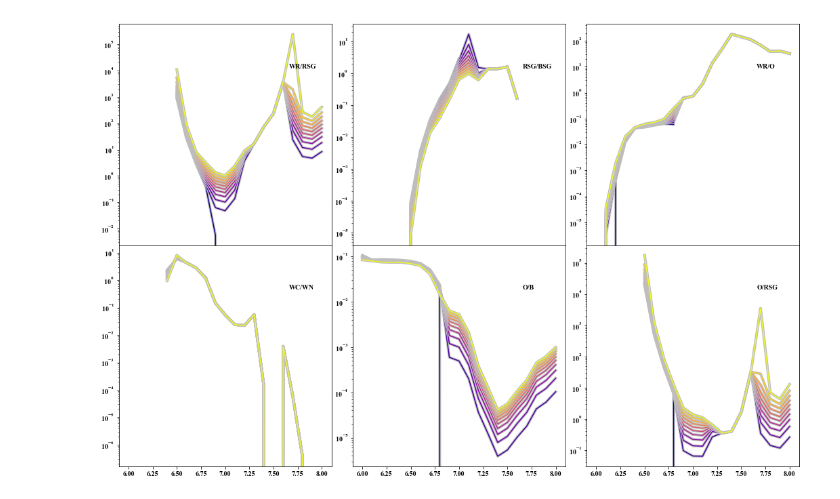
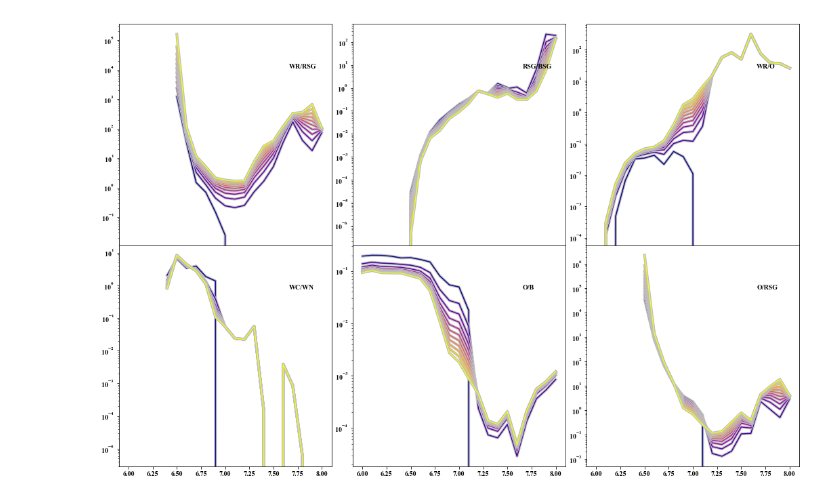
Before and after one commit to tzdwi/Diagnostics, a Jupyter notebook: code/diagnostics.ipynb, the cells around one changed output. Drawn from its saved outputs; the diff is of its cells as text; code cells hidden in the pictures.

Commit message:
number counts funtimes. still buggy

```diff
--- a/code/diagnostics.ipynb
+++ b/code/diagnostics.ipynb
@@ -10,0 +9,2 @@ cols_dict = {'WR':(8,9,10,18,19,20),'WR_SG':(8,9,10),'RSG':(6,7),'WC':(10,20),'W
+# %%
+cols_dict = {'O':(1,),'Of':(2,),'B':(3,),'A':(4,),'FG':(5,),'K':(6,),'M':(7,),'WNH':(8,),'WN':(9,),'WC':(10,),'RSG':(6,7),'WR':(8,9,10),'BSG':(1,2,3,4),'YSG':(5,)}
@@ -10,0 +29,2 @@ cols_dict = {'WR':(8,9,10,18,19,20),'WR_SG':(8,9,10),'RSG':(6,7),'WC':(10,20),'W
+# %%
+min_logLs = np.append([0],np.linspace(3.5,5.0,16))
@@ -15,7 +71,7 @@ f_bins = np.linspace(0,1,11)
 i_younger_than_100Myr = np.where(logages <= 8)
 ts = logages[i_younger_than_100Myr]
 # %%
-def get_arrs(subtype,z):
+def get_arrs(subtype,z,logL_min = 0.0):
     """
     Given a subtype of star, gets the appropriate summed arrays from the data tables for both
     single and binary populations
@@ -27,6 +83,8 @@ def get_arrs(subtype,z):
     z : str
         Metallicity, in format zXXX. Supports: zem5,zem4,z001,z002,z004,z006,z008,z010,
         z014,z020,z030,z040
+    logL_min : float
+        Minimum luminosity. Must be 0.0 or between 3.5 and 5.0, in steps of 0.1 dex
 
     Returns
     -------
@@ -36,18 +94,18 @@ def get_arrs(subtype,z):
         Sum of all of the subsubtypes that go into the desired subtype for singles
     """
 
-    b_filename = bpass_dir+'numbers-bin.{0}.dat'.format(z)
-    s_filename = bpass_dir+'numbers.{0}.dat'.format(z)
+    b_filename = bpass_dir+'ncounts_binary_{0}.dat'.format(z)
+    s_filename = bpass_dir+'ncounts_single_{0}.dat'.format(z)
 
-    cols = cols_dict[subtype]
+    cols = get_cols(subtype,logL_min)
 
-    b_arrs = np.genfromtxt(b_filename,usecols=cols_dict[subtype],dtype=np.float64)
+    b_arrs = np.genfromtxt(b_filename,usecols=cols,dtype=np.float64)
     try:
         b_sum = np.sum(b_arrs,axis=1)
     except ValueError:
         b_sum = b_arrs
 
-    s_arrs = np.genfromtxt(s_filename,usecols=cols_dict[subtype],dtype=np.float64)
+    s_arrs = np.genfromtxt(s_filename,usecols=cols,dtype=np.float64)
     try:
         s_sum = np.sum(s_arrs,axis=1)
     except ValueError:
@@ -256,5 +314,5 @@ plt.savefig('../plots/z004_wrs.eps')
 # %%
-def get_ratio_at_parameter(ratio,z,logtime,f_bin):
+def get_ratio_at_parameter(ratio,z,logtime,f_bin,logL_min1 = 0.0,logL_min2 = 0.0,logL_min = None):
     """
     Given a ratio, gets the appropriate summed arrays from the data tables for both
     single and binary populations, interpolates to the binary fraction, and then the
@@ -271,17 +329,30 @@ def get_ratio_at_parameter(ratio,z,logtime,f_bin):
         Log of time in years. Will interpolate.
     f_bin : float
         Binary fraction, must be in range [0,1]
+    logL_min1 : float
+        Minimum luminosity for species 1. Must be 0.0 or between 3.5 and 5.0, in steps
+        of 0.1 dex
+    LogL_min2 : float
+        Minimum luminosity for species 2. Must be 0.0 or between 3.5 and 5.0, in steps
+        of 0.1 dex
+    logL_min : float
+        If given, sets a hard floor for both species
 
     Returns
     -------
     result : float
         The ratio at the given binary fraction, and metallicity, and time
     """
+    if logL_min is not None:
+        if logL_min1 < logL_min:
+            logL_min1 = logL_min
+        if logL_min2 < logL_min:
+            logL_min2 = logL_min
 
     subtypes = ratio.split('/')
 
-    subtype1_b,subtype1_s = get_arrs(subtypes[0],z)
-    subtype2_b,subtype2_s = get_arrs(subtypes[1],z)
+    subtype1_b,subtype1_s = get_arrs(subtypes[0],z,logL_min1)
+    subtype2_b,subtype2_s = get_arrs(subtypes[1],z,logL_min2)
 
     subtype1 = f_bin*subtype1_b + (1-f_bin)*subtype1_s
     subtype2 = f_bin*subtype2_b + (1-f_bin)*subtype2_s
@@ -302,37 +373,37 @@ ax1 = fig.add_subplot(231)
 ax2 = fig.add_subplot(232,sharex=ax1)
 ax3 = fig.add_subplot(233,sharex=ax1)
 ax4 = fig.add_subplot(234,sharex=ax1)
 ax5 = fig.add_subplot(235,sharex=ax1)
 ax6 = fig.add_subplot(236,sharex=ax1)
 labax.spines['top'].set_color('none')
 labax.spines['bottom'].set_color('none')
 labax.spines['left'].set_color('none')
 labax.spines['right'].set_color('none')
 labax.tick_params(labelcolor='w', top='off', bottom='off', left='off', right='off')
 fig.subplots_adjust(wspace=0.1,hspace=0)
 plt.setp([a.get_xticklabels() for a in [ax1,ax2,ax3]], visible=False)
 
 for f_bin in f_bins:
-    ax1.plot(ts,[get_ratio_at_parameter('WR/RSG','z014',t,f_bin) for t in ts],c=bcmap(f_bin),path_effects=[pe.Stroke(linewidth=4, foreground='0.75'), pe.Normal()])
-    ax2.plot(ts,[get_ratio_at_parameter('RSG/BSG','z014',t,f_bin) for t in ts],c=bcmap(f_bin),path_effects=[pe.Stroke(linewidth=4, foreground='0.75'), pe.Normal()])
+    ax1.plot(ts,[get_ratio_at_parameter('WR/RSG','z014',t,f_bin,logL_min2=4.5) for t in ts],c=bcmap(f_bin),path_effects=[pe.Stroke(linewidth=4, foreground='0.75'), pe.Normal()])
+    ax2.plot(ts,[get_ratio_at_parameter('RSG/BSG','z014',t,f_bin,logL_min=4.5) for t in ts],c=bcmap(f_bin),path_effects=[pe.Stroke(linewidth=4, foreground='0.75'), pe.Normal()])
     ax3.plot(ts,[get_ratio_at_parameter('WR/O','z014',t,f_bin) for t in ts],c=bcmap(f_bin),path_effects=[pe.Stroke(linewidth=4, foreground='0.75'), pe.Normal()])
     ax4.plot(ts,[get_ratio_at_parameter('WC/WN','z014',t,f_bin) for t in ts],c=bcmap(f_bin),path_effects=[pe.Stroke(linewidth=4, foreground='0.75'), pe.Normal()])
     ax5.plot(ts,[get_ratio_at_parameter('O/B','z014',t,f_bin) for t in ts],c=bcmap(f_bin),path_effects=[pe.Stroke(linewidth=4, foreground='0.75'), pe.Normal()])
-    ax6.plot(ts,[get_ratio_at_parameter('O/RSG','z014',t,f_bin) for t in ts],c=bcmap(f_bin),path_effects=[pe.Stroke(linewidth=4, foreground='0.75'), pe.Normal()])
+    ax6.plot(ts,[get_ratio_at_parameter('O/RSG','z014',t,f_bin,logL_min2=4.5) for t in ts],c=bcmap(f_bin),path_effects=[pe.Stroke(linewidth=4, foreground='0.75'), pe.Normal()])
 
 for ax in [ax1,ax2,ax3,ax4,ax5,ax6]:
     ax.set(yscale='log')
 
 ax1.annotate('WR/RSG', xy=(0,0), xycoords='axes fraction', xytext=(0.8, 0.8), textcoords='axes fraction')
 ax2.annotate('RSG/BSG', xy=(0,0), xycoords='axes fraction', xytext=(0.8, 0.8), textcoords='axes fraction')
 ax3.annotate('WR/O', xy=(0,0), xycoords='axes fraction', xytext=(0.8, 0.8), textcoords='axes fraction')
 ax4.annotate('WC/WN', xy=(0,0), xycoords='axes fraction', xytext=(0.8, 0.8), textcoords='axes fraction')
 ax5.annotate('O/B', xy=(0,0), xycoords='axes fraction', xytext=(0.8, 0.8), textcoords='axes fraction')
 ax6.annotate('O/RSG', xy=(0,0), xycoords='axes fraction', xytext=(0.8, 0.8), textcoords='axes fraction')
 
 plt.savefig('../plots/z014_ratios_comp.eps')
 # %% [output]
-[figure, old version]
+[figure, new version]
 # %%
 #Now SMC-metallicity
 fig = plt.figure(figsize=(18,12))
```
Also changed, not shown: parts of 17 cells of this notebook, 26 other files.
